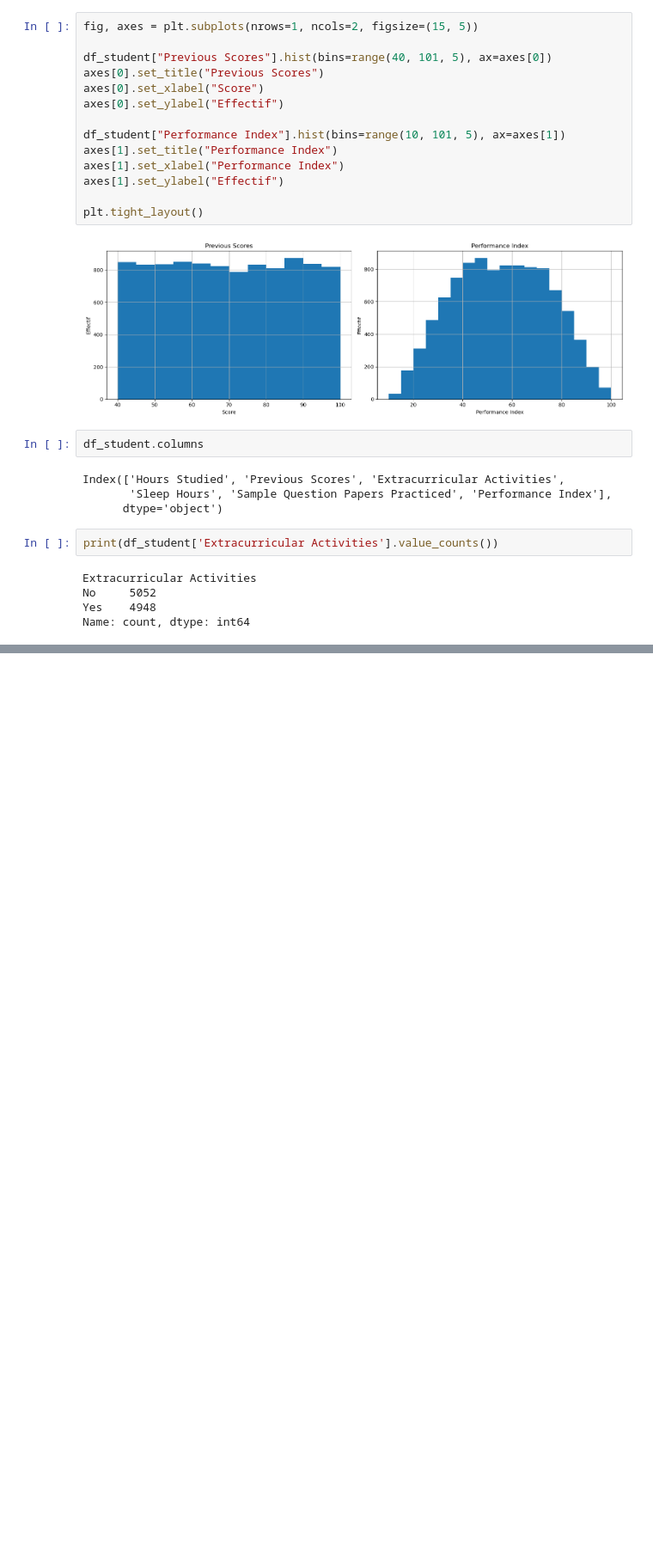
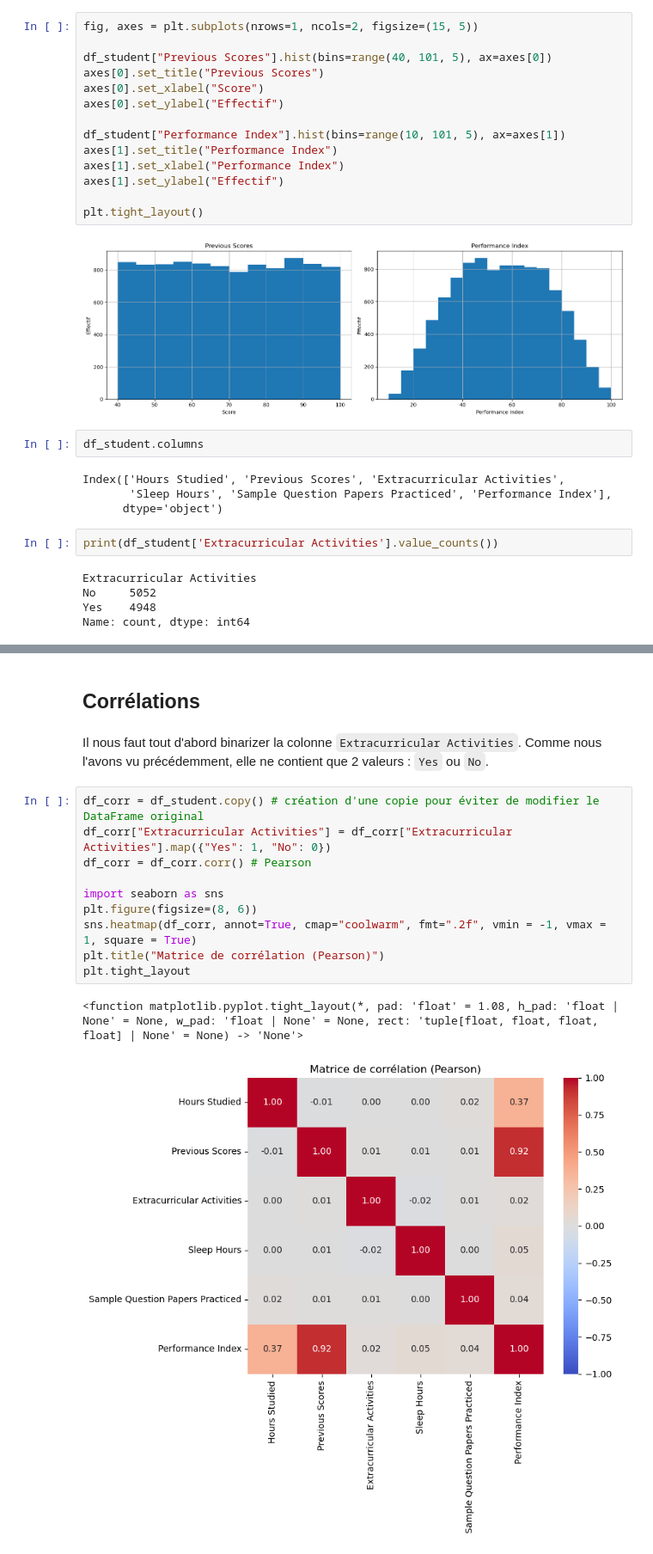
Before and after one commit to elalaxi/ML_kaggle, a Jupyter notebook: student_perf/1-exploration.ipynb, the cells around one changed output, grey strips where cells are left out. Shown at 86% size. Drawn from its saved outputs; the diff is of its cells as text; blank space fills up the shorter version.

```diff
--- a/student_perf/1-exploration.ipynb
+++ b/student_perf/1-exploration.ipynb
@@ -124,0 +143,17 @@ Nous remarquons alors que toutes les colonnes sont équilibrées, à part la col
+# %% [markdown]
+## Corrélations
+# %% [markdown]
+Il nous faut tout d'abord binarizer la colonne `Extracurricular Activities`. Comme nous l'avons vu précédemment, elle ne contient que 2 valeurs : `Yes` ou `No`.
+# %%
+df_corr = df_student.copy() # création d'une copie pour éviter de modifier le DataFrame original
+df_corr["Extracurricular Activities"] = df_corr["Extracurricular Activities"].map({"Yes": 1, "No": 0})
+df_corr = df_corr.corr() # Pearson
+
+import seaborn as sns
+plt.figure(figsize=(8, 6))
+sns.heatmap(df_corr, annot=True, cmap="coolwarm", fmt=".2f", vmin = -1, vmax = 1, square = True)
+plt.title("Matrice de corrélation (Pearson)")
+plt.tight_layout
+# %% [output]
+<function matplotlib.pyplot.tight_layout(*, pad: 'float' = 1.08, h_pad: 'float | None' = None, w_pad: 'float | None' = None, rect: 'tuple[float, float, float, float] | None' = None) -> 'None'>
+[figure, added]
```
Also changed, not shown: parts of 8 cells of this notebook.
